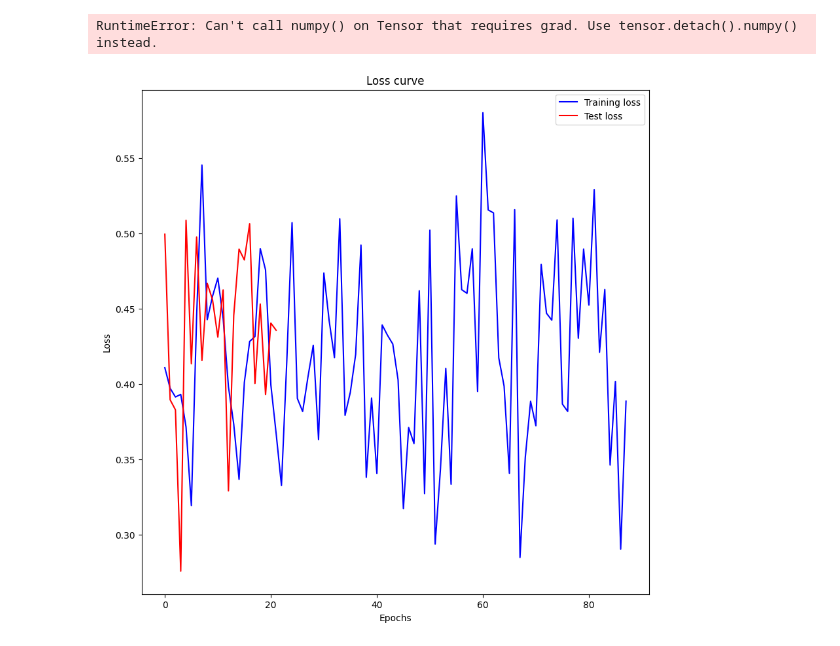
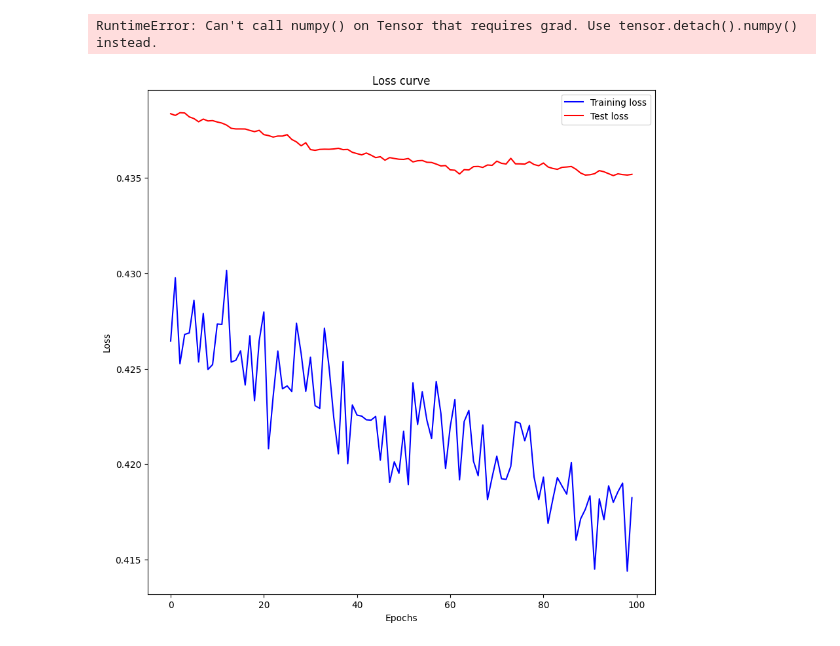
Before and after one commit to Sanket1281/CHURN_PREDICTION, a Jupyter notebook: Model.ipynb, the cells around one changed output. Drawn from its saved outputs; the diff is of its cells as text; code cells hidden in the pictures.

Commit message:
Updated LOSS CURVE

```diff
--- a/Model.ipynb
+++ b/Model.ipynb
@@ -533,13 +533,13 @@ RuntimeError: Can't call numpy() on Tensor that requires grad. Use tensor.detach
 # %%
 import matplotlib.pyplot as plt
 
 plt.figure(figsize = (10,10))
-plt.plot(batch_train_losses, label = 'Training loss', color = 'blue')
-plt.plot(batch_test_losses, label = 'Test loss', color = 'red')
+plt.plot(train_losses, label = 'Training loss', color = 'blue')
+plt.plot(test_losses, label = 'Test loss', color = 'red')
 plt.xlabel('Epochs')
 plt.ylabel('Loss')
 plt.title('Loss curve')
 plt.legend()
 plt.show()
 # %% [output]
-[figure, old version]
+[figure, new version]
```
